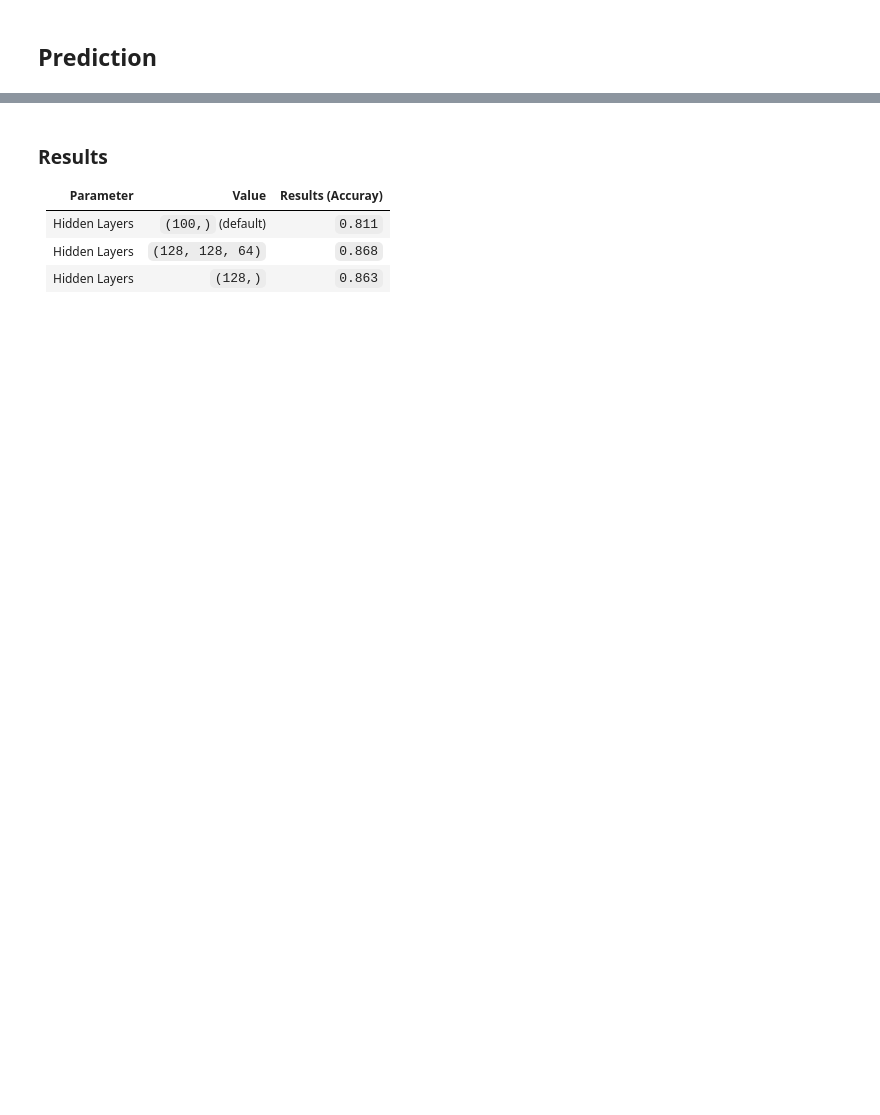
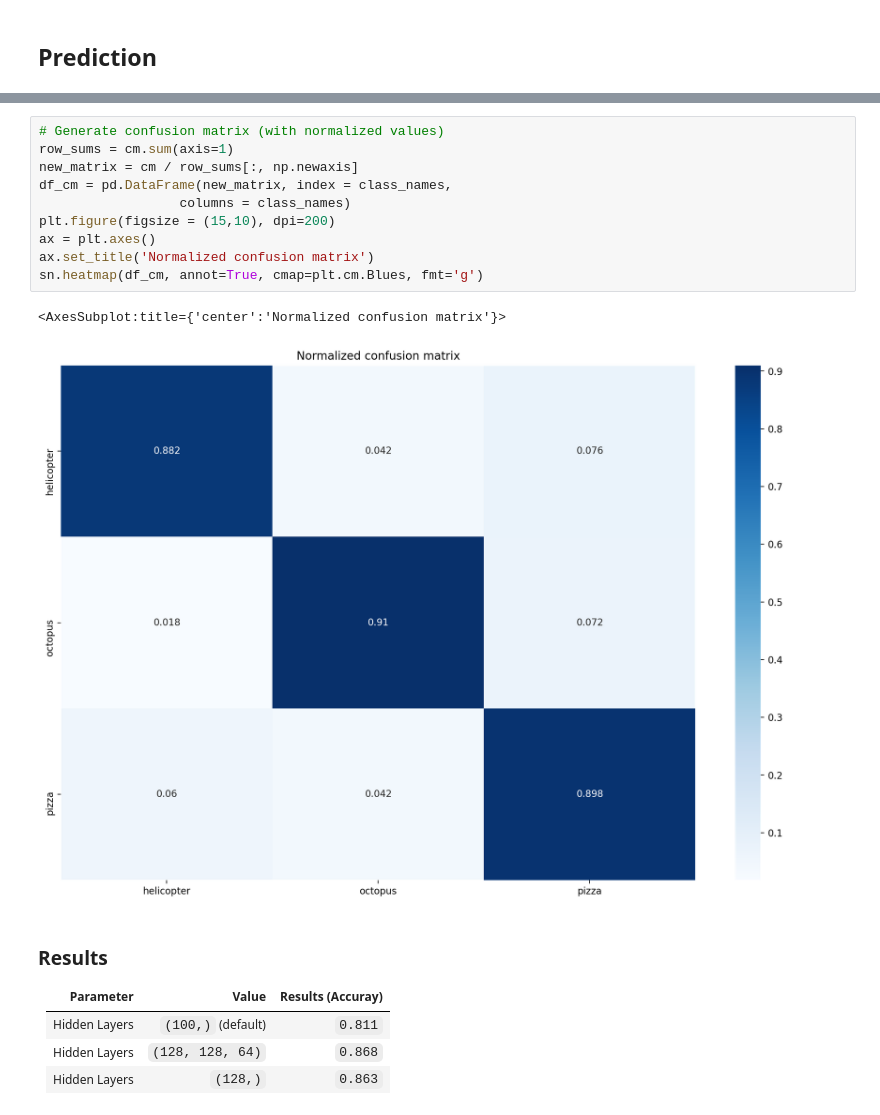
Before and after one commit to Grimmig18/doodle-classifier, a Jupyter notebook: notebook/exploration.ipynb, the cells around one changed output, grey strips where cells are left out. Saved outputs shown, nothing was run; the diff lists cells and outputs as text; blank space fills up the shorter version.

```diff
--- a/notebook/exploration.ipynb
+++ b/notebook/exploration.ipynb
@@ -127,3 +122,16 @@ plt.show()
+# %%
+# Generate confusion matrix (with normalized values)
+row_sums = cm.sum(axis=1)
+new_matrix = cm / row_sums[:, np.newaxis]
+df_cm = pd.DataFrame(new_matrix, index = class_names,
+                  columns = class_names)
+plt.figure(figsize = (15,10), dpi=200)
+ax = plt.axes()
+ax.set_title('Normalized confusion matrix')
+sn.heatmap(df_cm, annot=True, cmap=plt.cm.Blues, fmt='g')
+# %% [output]
+<AxesSubplot:title={'center':'Normalized confusion matrix'}>
+[figure, added]
 # %% [markdown]
 ### Results
 
```
Also changed, not shown: parts of 8 cells of this notebook, 22 other files.
